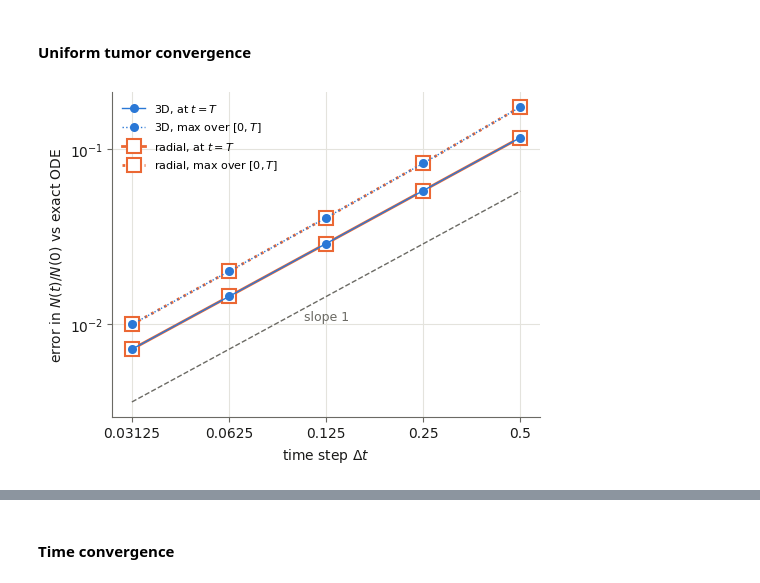
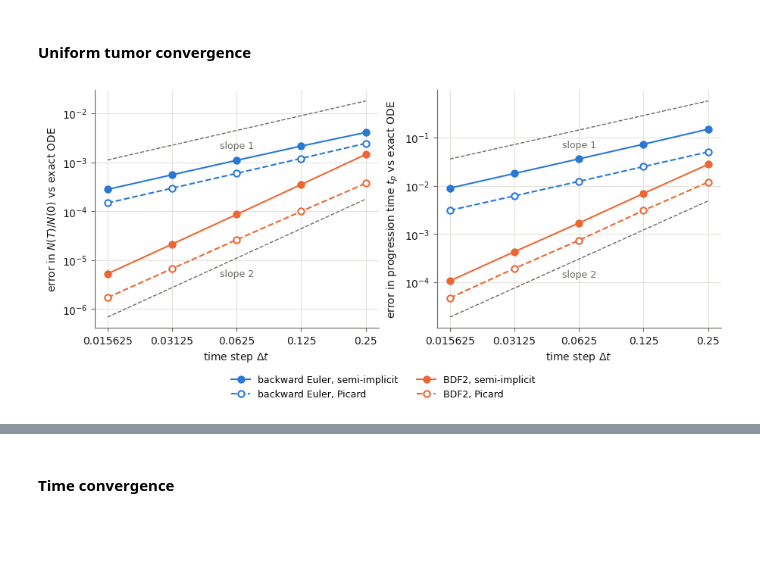
Before and after one commit to davidsnik/Tumor_Growth_Treatment_Optimization, a Jupyter notebook: validation/validation_plots.ipynb, the cells around one changed output, grey strips where cells are left out. Drawn from its saved outputs; the diff is of its cells as text; code cells hidden in the pictures; blank space fills up the shorter version.

Commit message:
added the BDF2 second order time solver

```diff
--- a/validation/validation_plots.ipynb
+++ b/validation/validation_plots.ipynb
@@ -113,29 +114,44 @@ plt.show()
 # %% [markdown]
 #### Uniform tumor convergence
 # %%
-SERIES = {
-    "final_error": ("at $t = T$", "-"),
-    "max_error_over_time": ("max over $[0, T]$", ":"),
+UNIFORM_STYLES = {
+    ("backward", "semi_implicit"): ("backward Euler, semi-implicit", "#2a78d6", "-", True),
+    ("backward", "picard"): ("backward Euler, Picard", "#2a78d6", "--", False),
+    ("BDF2", "semi_implicit"): ("BDF2, semi-implicit", "#eb6834", "-", True),
+    ("BDF2", "picard"): ("BDF2, Picard", "#eb6834", "--", False),
+}
+UNIFORM_QUANTITIES = {
+    "final_total_relative": "error in $N(T)/N(0)$ vs exact ODE",
+    "progression_time": "error in progression time $t_p$ vs exact ODE",
 }
 
-fig, ax = plt.subplots(figsize=(5.0, 3.8), layout="constrained")
-for folder, (label, colour, marker) in MODELS.items():
-    data = pd.read_csv(ROOT / "outputs/validation" / folder / "uniform_tumor_ode.csv").sort_values("dt")
-    dt = data["dt"].to_numpy()
-    on_top = folder == "validation_3D"
-    for column, (series_label, linestyle) in SERIES.items():
-        ax.loglog(dt, data[column], color=colour, marker=marker, linestyle=linestyle,
-                  markersize=5 if on_top else 10, linewidth=1.0 if on_top else 2.0,
-                  zorder=4 if on_top else 3, label=f"{label}, {series_label}",
-                  markerfacecolor=colour if on_top else "white", markeredgewidth=1.5)
-slope_guide(ax, dt, data["final_error"], 1, "slope 1")
-ax.set_xticks(dt, [f"{value:g}" for value in dt])
-ax.set_xlabel(r"time step $\Delta t$", color=INK)
-ax.set_ylabel("error in $N(t)/N(0)$ vs exact ODE", color=INK)
-ax.legend(frameon=False, fontsize=8, loc="upper left")
-style(ax)
+uniform = pd.read_csv(ROOT / "outputs/validation/validation_radial/uniform_tumor_ode.csv")
+uniform = uniform[uniform["case"] == "paper"]  # a uniform tumor has no stress, so all cases coincide
+
+fig, axes = plt.subplots(1, 2, figsize=(9.0, 4.2), layout="constrained")
+for ax, (quantity, quantity_label) in zip(axes, UNIFORM_QUANTITIES.items()):
+    for (time_order, time_stepping), (label, colour, linestyle, filled) in UNIFORM_STYLES.items():
+        rows = uniform[(uniform["time_order"] == time_order)
+                       & (uniform["time_stepping"] == time_stepping)].sort_values("dt")
+        ax.loglog(rows["dt"], rows[f"{quantity}_error"], color=colour, linestyle=linestyle, marker="o",
+                  markersize=6, linewidth=1.5, markeredgewidth=1.5,
+                  markerfacecolor=colour if filled else "white", label=label, zorder=3)
+    first = uniform[(uniform["time_order"] == "backward")
+                    & (uniform["time_stepping"] == "semi_implicit")].sort_values("dt")
+    second = uniform[(uniform["time_order"] == "BDF2")
+                     & (uniform["time_stepping"] == "picard")].sort_values("dt")
+    slope_guide(ax, first["dt"], first[f"{quantity}_error"], 1, "slope 1", scale=4.0)
+    slope_guide(ax, second["dt"], second[f"{quantity}_error"], 2, "slope 2", scale=0.4)
+    dt = first["dt"].to_numpy()
+    ax.set_xticks(dt, [f"{value:g}" for value in dt])
+    ax.set_xlabel(r"time step $\Delta t$", color=INK)
+    ax.set_ylabel(quantity_label, color=INK)
+    style(ax)
+
+handles, labels = axes[0].get_legend_handles_labels()
+fig.legend(handles, labels, loc="outside lower center", ncol=2, frameon=False, fontsize=9)
 for suffix in (".pdf", ".png"):
     fig.savefig(FIGURES / f"uniform_tumor_convergence{suffix}", dpi=200)
 plt.show()
 # %% [output]
-[figure, old version]
+[figure, new version]
```
Also changed, not shown: parts of 5 cells of this notebook, 12 other files.
